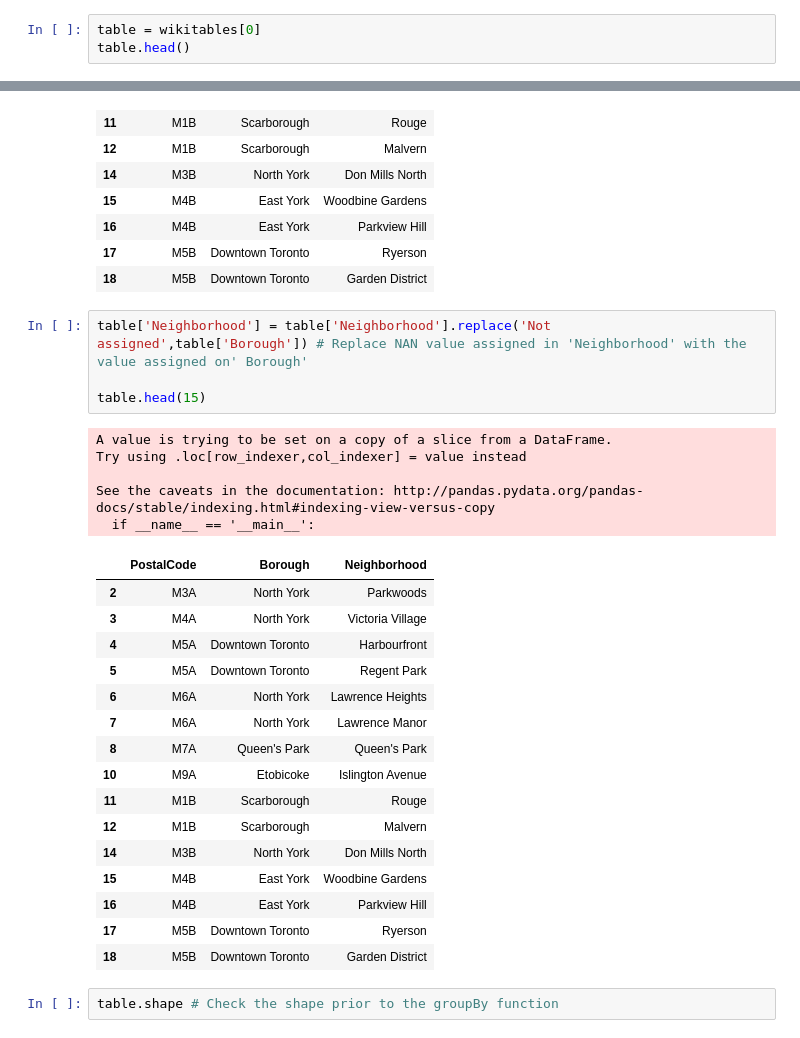
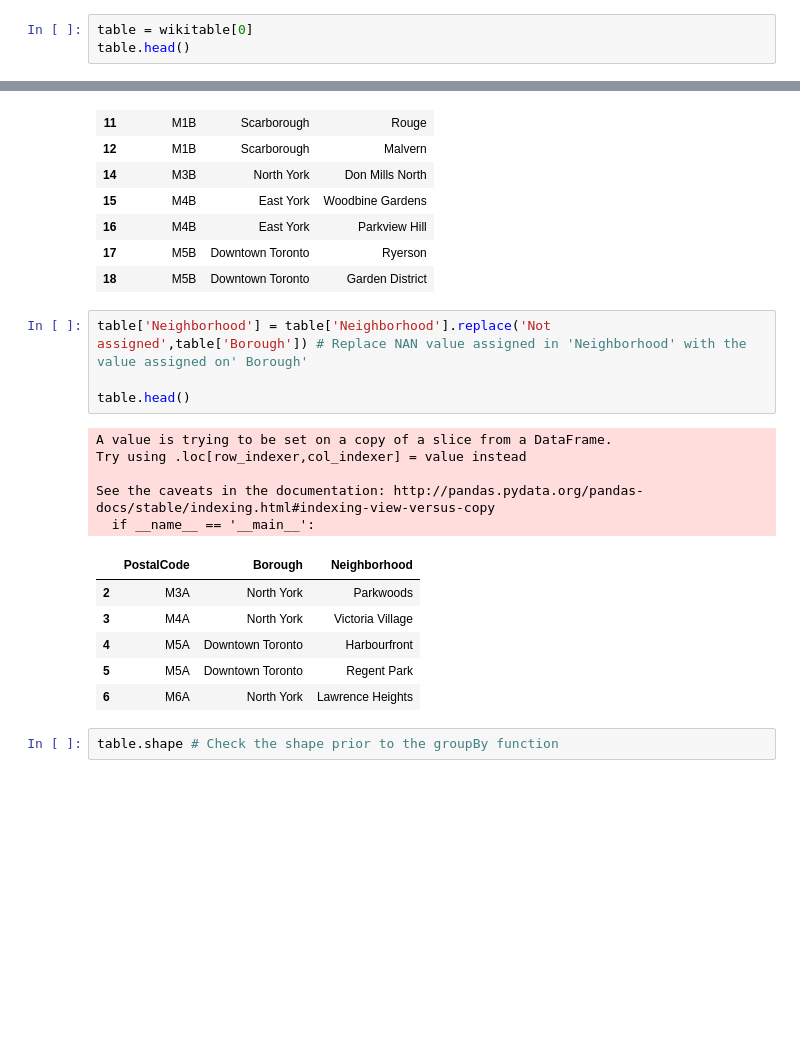
Before and after one commit to Archie354/Coursera_Capstone, a Jupyter notebook: Capstone.ipynb, the cells around one changed output, grey strips where cells are left out. Drawn from its saved outputs; the diff is of its cells as text; blank space fills up the shorter version.

```diff
--- a/Capstone.ipynb
+++ b/Capstone.ipynb
@@ -57,7 +51,7 @@ print('Extracted {num} wikitables'.format(num=len(wikitables))) # Check whether
 # %% [output]
 Extracted 1 wikitables
 # %%
-table = wikitables[0]
+table = wikitable[0]
 table.head()
 # %% [output]
 |  | Postcode | Borough | Neighbourhood |
@@ -103,29 +97,19 @@ See the caveats in the documentation: http://pandas.pydata.org/pandas-docs/stabl
 # %%
 table['Neighborhood'] = table['Neighborhood'].replace('Not assigned',table['Borough']) # Replace NAN value assigned in 'Neighborhood' with the value assigned on' Borough'
 
-table.head(15)
+table.head()
 # %% [output]
 A value is trying to be set on a copy of a slice from a DataFrame.
 Try using .loc[row_indexer,col_indexer] = value instead
 
 See the caveats in the documentation: http://pandas.pydata.org/pandas-docs/stable/indexing.html#indexing-view-versus-copy
   if __name__ == '__main__':
 |  | PostalCode | Borough | Neighborhood |
 | 2 | M3A | North York | Parkwoods |
 | 3 | M4A | North York | Victoria Village |
 | 4 | M5A | Downtown Toronto | Harbourfront |
 | 5 | M5A | Downtown Toronto | Regent Park |
 | 6 | M6A | North York | Lawrence Heights |
-| 7 | M6A | North York | Lawrence Manor |
-| 8 | M7A | Queen's Park | Queen's Park |
-| 10 | M9A | Etobicoke | Islington Avenue |
-| 11 | M1B | Scarborough | Rouge |
-| 12 | M1B | Scarborough | Malvern |
-| 14 | M3B | North York | Don Mills North |
-| 15 | M4B | East York | Woodbine Gardens |
-| 16 | M4B | East York | Parkview Hill |
-| 17 | M5B | Downtown Toronto | Ryerson |
-| 18 | M5B | Downtown Toronto | Garden District |
 # %%
 table.shape # Check the shape prior to the groupBy function
 # %% [output]
```
Also changed, not shown: parts of 28 cells of this notebook.
